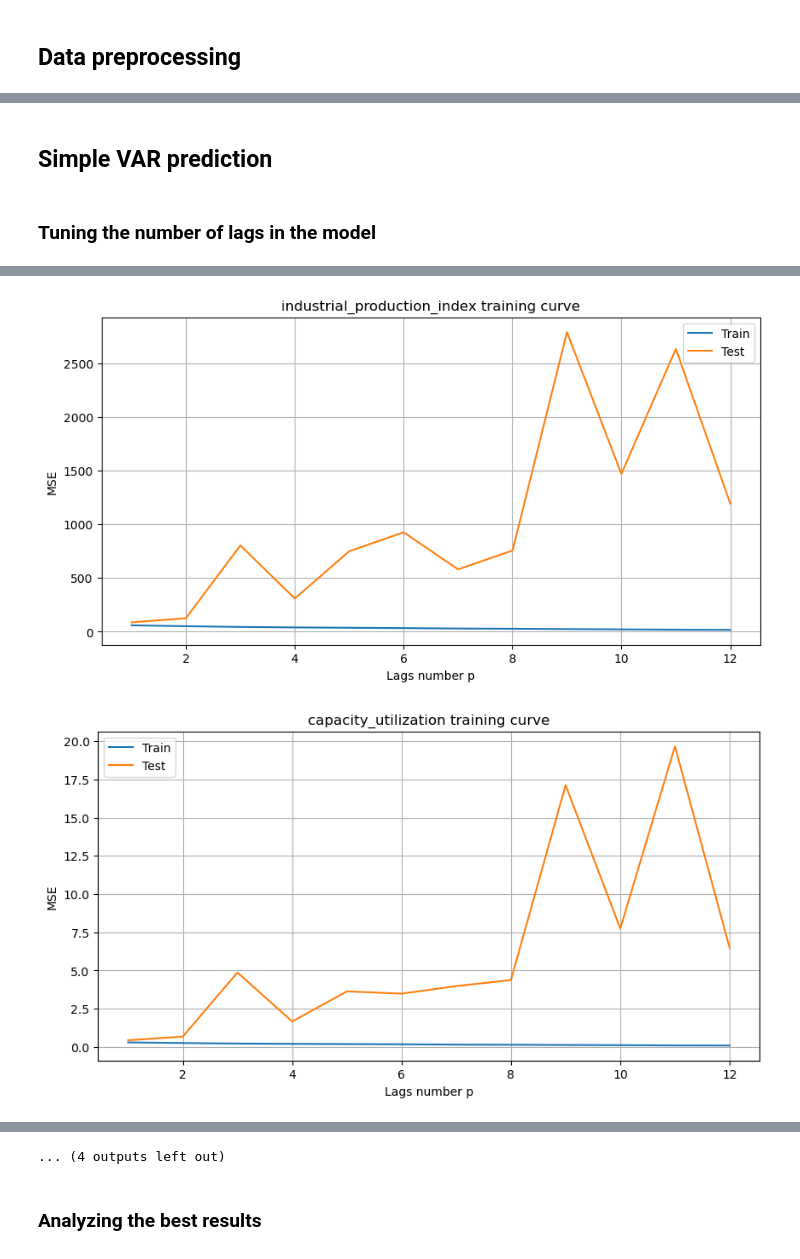
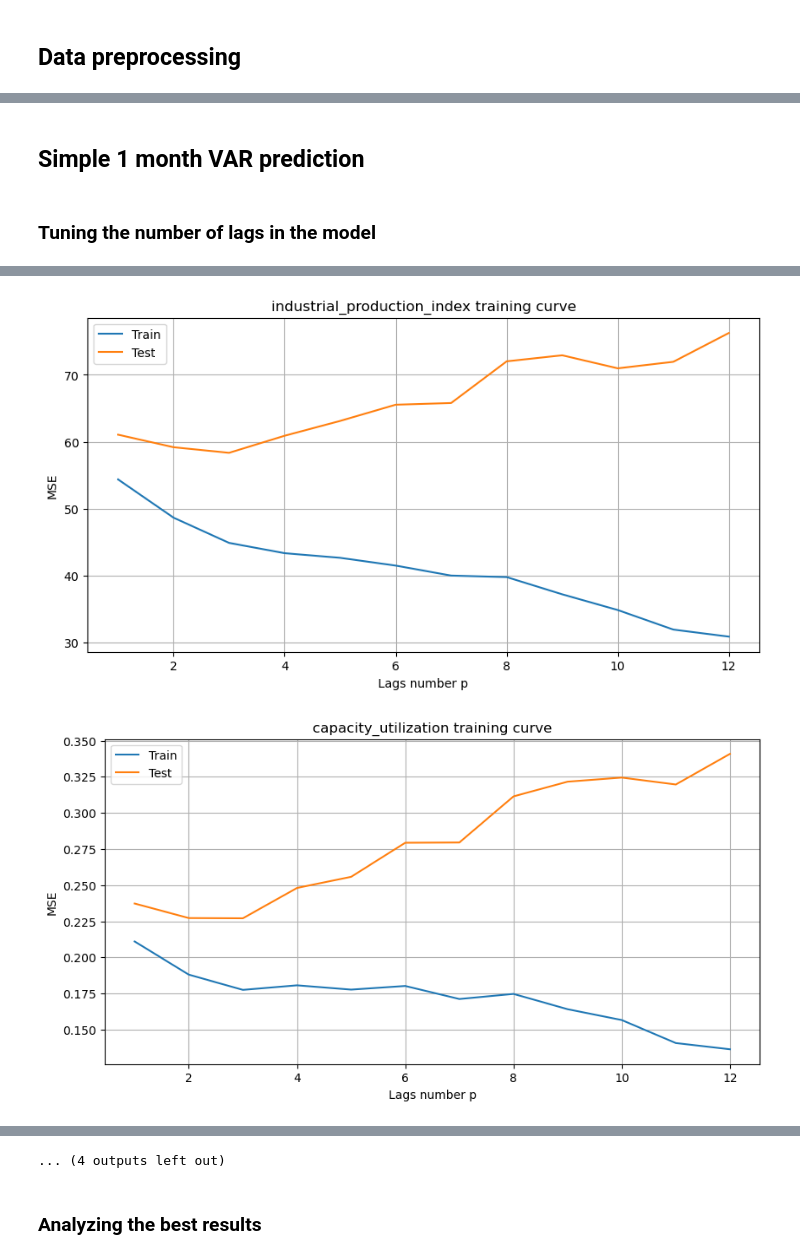
Before and after one commit to dr-leto/unimi, a Jupyter notebook: bayesian_analysis/var_baseline.ipynb, the cells around one changed output, grey strips where cells are left out. Saved outputs shown, nothing was run; the diff lists cells and outputs as text; code cells hidden in the pictures.

```diff
--- a/bayesian_analysis/var_baseline.ipynb
+++ b/bayesian_analysis/var_baseline.ipynb
@@ -15,12 +7,10 @@ from tqdm.notebook import tqdm
 # %%
-fred = pd.read_csv("fred_md.csv")
-fred_transforms = fred.iloc[0, :]
-fred = fred.iloc[1:, :]
+raw_data = pd.read_csv("fred_md.csv").iloc[1:, :]
 
-fred["sasdate"] = pd.to_datetime(fred["sasdate"], format="%m/%d/%Y")
-fred.index = fred["sasdate"]
+raw_data["sasdate"] = pd.to_datetime(raw_data["sasdate"], format="%m/%d/%Y")
+raw_data.index = raw_data["sasdate"]
 
-fred.head()
+raw_data.head()
 # %% [output]
 |  | sasdate | RPI | W875RX1 | DPCERA3M086SBEA | CMRMTSPLx | RETAILx | INDPRO | IPFPNSS | IPFINAL | IPCONGD | ... |
 | sasdate |  |  |  |  |  |  |  |  |  |  | ... |
@@ -88,12 +24,12 @@ feat_to_transform = {
 # %%
-data = fred[list(features_to_names.keys())].copy()
+full_data = raw_data[list(features_to_names.keys())].copy()
 for f, transf in feat_to_transform.items():
-    data[f] = transf(data[f])
-data = data.rename(columns=features_to_names)
+    full_data[f] = transf(full_data[f])
+full_data = full_data.rename(columns=features_to_names)
 
-while pd.isnull(data["real_income"].iloc[-1]):
-    data = data.iloc[:-1, :]
-while pd.isnull(data["real_income"].iloc[0]):
-    data = data.iloc[1:, :]
+while pd.isnull(full_data["real_income"].iloc[-1]):
+    full_data = full_data.iloc[:-1, :]
+while pd.isnull(full_data["real_income"].iloc[0]):
+    full_data = full_data.iloc[1:, :]
 
-data
+data = full_data[full_data.index < "2019-01-01"]
@@ -115,2 +36,2 @@ data
 # %% [markdown]
-## Simple VAR prediction
+## Simple 1 month VAR prediction
@@ -127,6 +38,9 @@ sample = data[data.index < "2018-01-01"][features]
 # %% [markdown]
 ### Tuning the number of lags in the model
 # %%
+from statsmodels.tsa.vector_ar.var_model import VAR
+from sklearn.metrics import mean_squared_error, mean_absolute_error, mean_absolute_percentage_error
+
 def run_var_cv(df, init_rows_train, p):
     results = dict(zip(df.columns, [[] for _ in range(len(df.columns))]))
 
@@ -136,7 +50,9 @@ def run_var_cv(df, init_rows_train, p):
         test = df.iloc[train_end_ind]
 
         model = VAR(X_train).fit(p)
+        # Predicting the last train observation by taking p but the last observations
         X_train_pred = model.forecast(X_train[-model.k_ar - 1:-1], steps=1)
+        # Predicting next observation based on last train p observations
         X_test_pred = model.forecast(X_train[-model.k_ar:], steps=1)
         for i, f in enumerate(df.columns):
             results[f].append({"last_train_date": train.iloc[-1].name,
@@ -146,19 +62,19 @@ def run_var_cv(df, init_rows_train, p):
                           "train_pred": X_train_pred[0][i],
                           "test_pred": X_test_pred[0][i]})
 
-    for f in features:
+    for f in df.columns:
         results[f] = pd.DataFrame(results[f])
 
     return results
 # %%
-init_rows_train = 36
+init_rows_train = 12 * 40
 ps = list(range(1, 13))
 metric = mean_squared_error
 
 p_results = []
 for p in tqdm(ps):
-    res = run_var_cv(sample, init_rows_train, p)
-    for f in sample.columns:
+    res = run_var_cv(data, init_rows_train, p)
+    for f in data.columns:
         p_results.append({
             "p" : p,
             "feature": f,
@@ -167,7 +83,7 @@ for p in tqdm(ps):
         })
 p_results = pd.DataFrame(p_results)
 # %%
-for f in sample.columns:
+for f in data.columns:
     res = p_results[p_results["feature"] == f].sort_values("p")
     fig, ax = plt.subplots(figsize=(10, 5))
     plt.grid()
@@ -182,2 +98,2 @@ for f in sample.columns:
-[figure, old version]
+[figure, new version]
-[figure, old version]
+[figure, new version]
```
Also changed, not shown: parts of 17 cells of this notebook, 3 other files.
